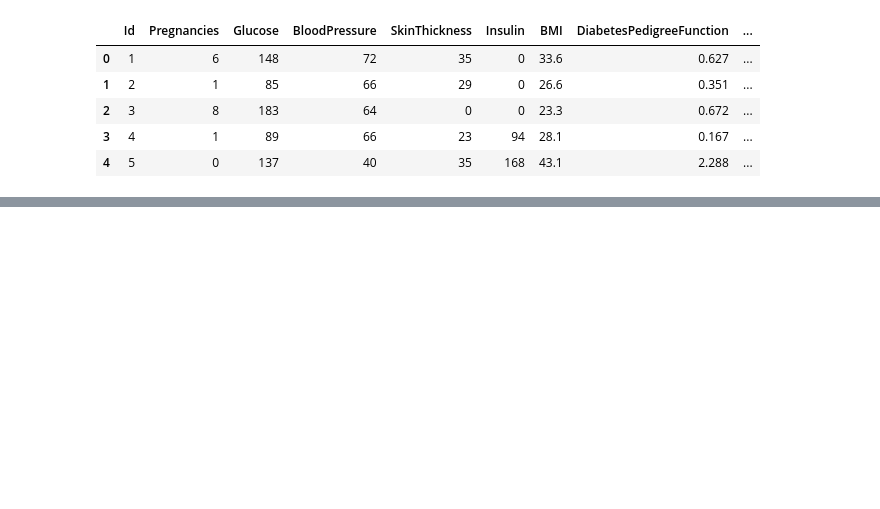
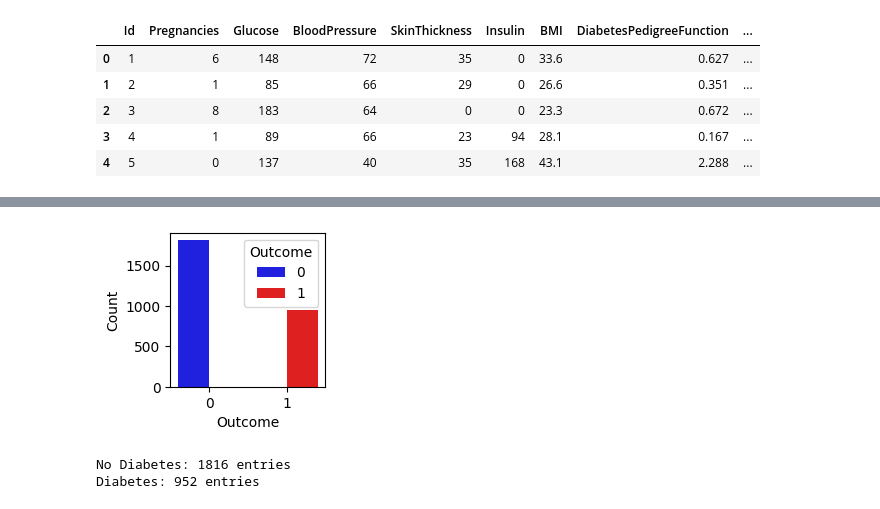
Before and after one commit to kiing-dom/CS4287, a Jupyter notebook: Assignment1/CS4287_Prj1_20243561_20231717.ipynb, the cells around one changed output, grey strips where cells are left out. Drawn from its saved outputs; the diff is of its cells as text; code cells hidden in the pictures; blank space fills up the shorter version.

```diff
--- a/Assignment1/CS4287_Prj1_20243561_20231717.ipynb
+++ b/Assignment1/CS4287_Prj1_20243561_20231717.ipynb
@@ -113,0 +44,22 @@ Counts for Outcome: [1816.  952.]
+# %%
+# Define a custom color palette
+custom_palette = {0: 'blue', 1: 'red'}  #0 for 'No Diabetes', 1 for 'Diabetes'
+
+#display difference between counts of outcomes where diabetes is detected (1) vs when it isn't (0)
+plt.figure(figsize=(2, 2))
+
+sbn.countplot(data = df, x ='Outcome',hue='Outcome', palette=custom_palette)
+plt.ylabel('Count')
+plt.show()
+
+# Show the exact number of rows where diabetes is detected and where it is not
+outcome_counts = df['Outcome'].value_counts()
+no_diabetes_count = outcome_counts[0]
+diabetes_count = outcome_counts[1]
+
+print(f'No Diabetes: {no_diabetes_count} entries')
+print(f'Diabetes: {diabetes_count} entries')
+# %% [output]
+[figure, added]
+No Diabetes: 1816 entries
+Diabetes: 952 entries
```
Also changed, not shown: parts of 3 cells of this notebook.
